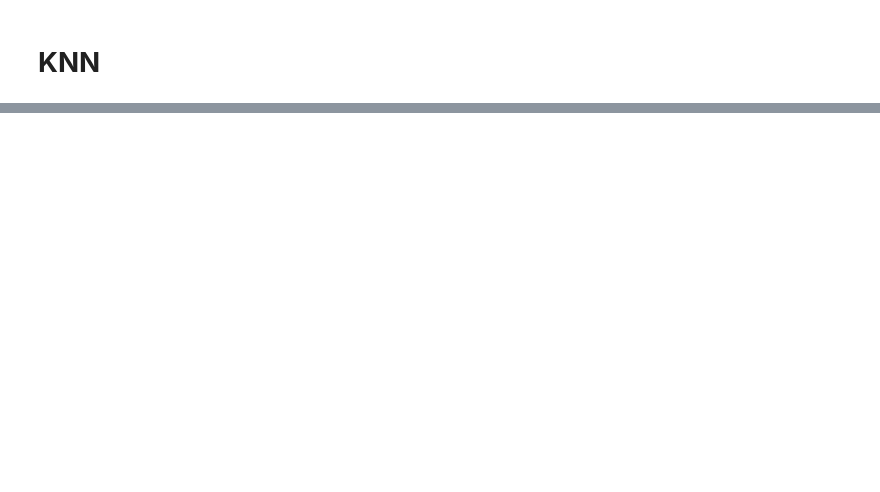
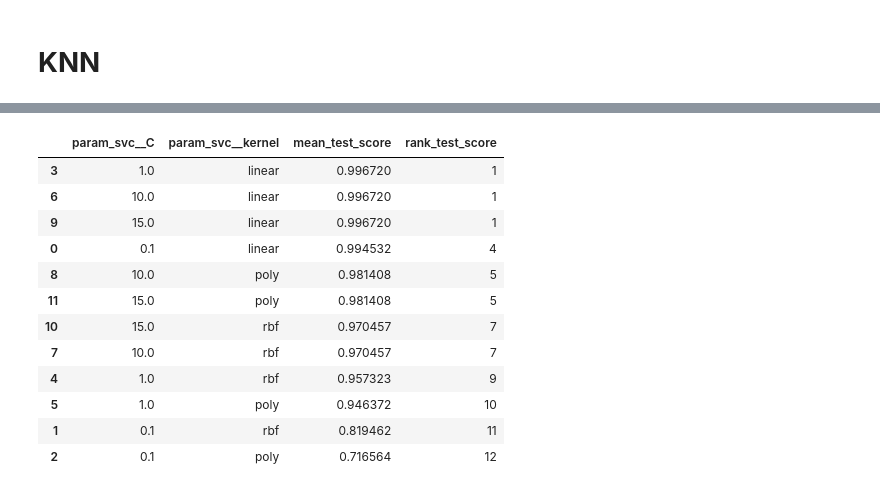
Before and after one commit to Noa810/gal, a Jupyter notebook: avocado.ipynb, the cells around one changed output, grey strips where cells are left out. Saved outputs shown, nothing was run; the diff lists cells and outputs as text; code cells hidden in the pictures; blank space fills up the shorter version.

```diff
--- a/avocado.ipynb
+++ b/avocado.ipynb
@@ -309,0 +413,5 @@ confusion_matrix= ConfusionMatrixDisplay.from_predictions(y_test,y_pred,ax=ax)
+# %%
+X_train,X_test,y_train,y_test=train_test_split(x,y,test_size=0.2,\
+                                      shuffle=True,random_state=41)
+print("train: ", X_train.shape, y_train.shape)
+print("test:  " , X_test.shape, y_test.shape)
@@ -309,0 +447,17 @@ confusion_matrix= ConfusionMatrixDisplay.from_predictions(y_test,y_pred,ax=ax)
+# %%
+cv_results = pd.DataFrame(svm_clf_1.cv_results_)
+cv_results[['param_svc__C','param_svc__kernel','mean_test_score','rank_test_score']].sort_values('rank_test_score')
+# %% [output]
+|  | param_svc__C | param_svc__kernel | mean_test_score | rank_test_score |
+| 3 | 1.0 | linear | 0.996720 | 1 |
+| 6 | 10.0 | linear | 0.996720 | 1 |
+| 9 | 15.0 | linear | 0.996720 | 1 |
+| 0 | 0.1 | linear | 0.994532 | 4 |
+| 8 | 10.0 | poly | 0.981408 | 5 |
+| 11 | 15.0 | poly | 0.981408 | 5 |
+| 10 | 15.0 | rbf | 0.970457 | 7 |
+| 7 | 10.0 | rbf | 0.970457 | 7 |
+| 4 | 1.0 | rbf | 0.957323 | 9 |
+| 5 | 1.0 | poly | 0.946372 | 10 |
+| 1 | 0.1 | rbf | 0.819462 | 11 |
+| 2 | 0.1 | poly | 0.716564 | 12 |
```
Also changed, not shown: parts of 42 cells of this notebook.
